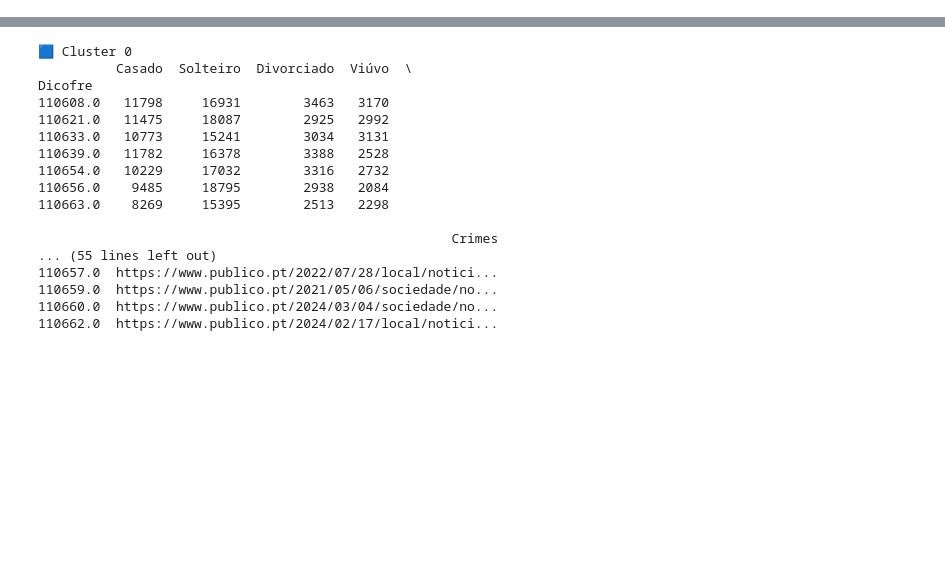
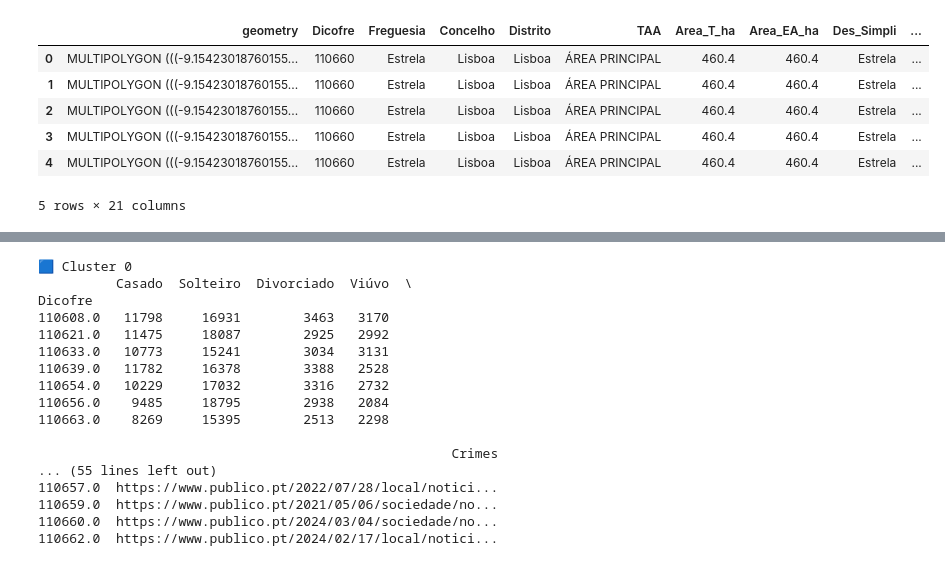
Before and after one commit to MrBrodinha/ade_2425, a Jupyter notebook: data.ipynb, the cells around one changed output, grey strips where cells are left out. Saved outputs shown, nothing was run; the diff lists cells and outputs as text; code cells hidden in the pictures; blank space fills up the shorter version.

```diff
--- a/data.ipynb
+++ b/data.ipynb
@@ -55,0 +44,10 @@ df_civil
+# %%
+# take 'crime' and 'nivel_gravidade'
+data = df_crimes[['crime', 'nivel_gravidade']]
+
+# remove duplicates queries from data
+data = data.drop_duplicates()
+data = data.sort_values('nivel_gravidade')
+data = data.rename(columns={'crime': 'Macro_type'})
+data = data.reset_index(drop=True)
+data
@@ -55,0 +72,14 @@ df_civil
+# %%
+df_crimes = pd.read_csv('originais/crimes_freguesias_boundaries.csv', sep=';')
+
+# merge df_crimes and data on column Macro_type
+df_crimes = df_crimes.merge(data, on='Macro_type', how='left')
+df_crimes.head()
+# %% [output]
+|  | geometry | Dicofre | Freguesia | Concelho | Distrito | TAA | Area_T_ha | Area_EA_ha | Des_Simpli | ... |
+| 0 | MULTIPOLYGON (((-9.15423018760155... | 110660 | Estrela | Lisboa | Lisboa | ÁREA PRINCIPAL | 460.4 | 460.4 | Estrela | ... |
+| 1 | MULTIPOLYGON (((-9.15423018760155... | 110660 | Estrela | Lisboa | Lisboa | ÁREA PRINCIPAL | 460.4 | 460.4 | Estrela | ... |
+| 2 | MULTIPOLYGON (((-9.15423018760155... | 110660 | Estrela | Lisboa | Lisboa | ÁREA PRINCIPAL | 460.4 | 460.4 | Estrela | ... |
+| 3 | MULTIPOLYGON (((-9.15423018760155... | 110660 | Estrela | Lisboa | Lisboa | ÁREA PRINCIPAL | 460.4 | 460.4 | Estrela | ... |
+| 4 | MULTIPOLYGON (((-9.15423018760155... | 110660 | Estrela | Lisboa | Lisboa | ÁREA PRINCIPAL | 460.4 | 460.4 | Estrela | ... |
+5 rows × 21 columns
```
Also changed, not shown: parts of 17 cells of this notebook, 8 other files.
